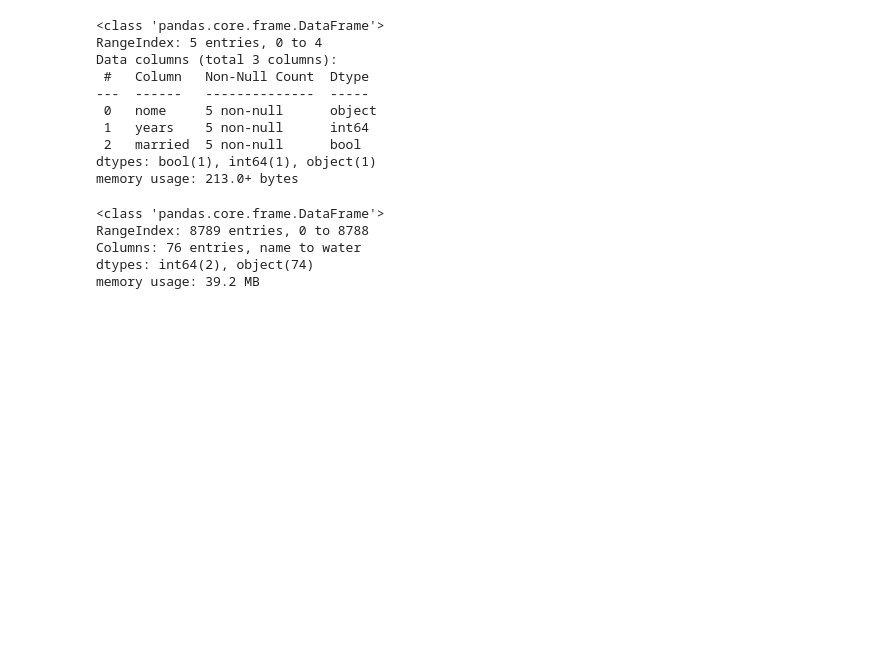
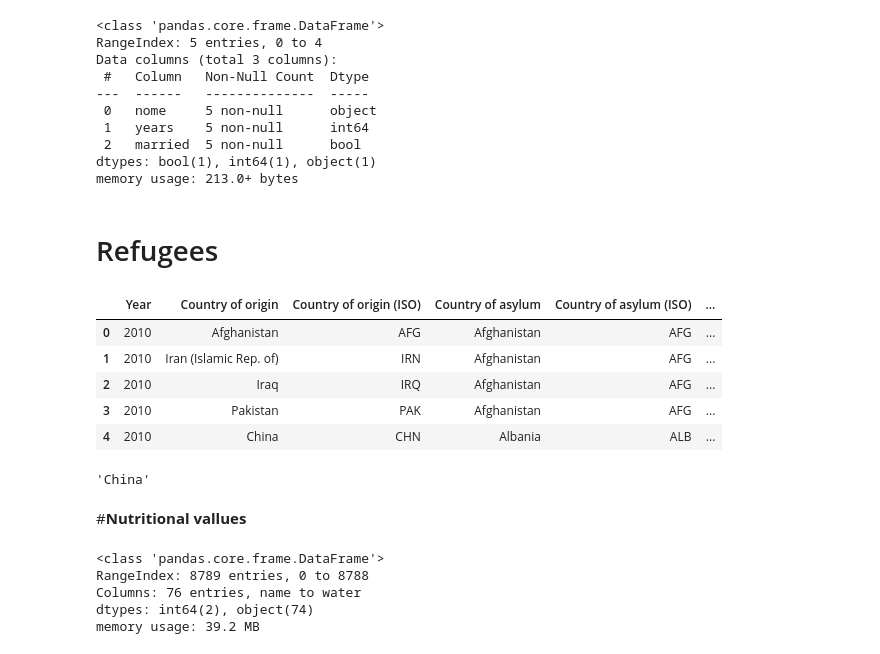
Before and after one commit to FernandoLajus/Estudos_em_python, a Jupyter notebook: Data_Frames.ipynb, the cells around one changed output. Drawn from its saved outputs; the diff is of its cells as text; code cells hidden in the pictures; blank space fills up the shorter version.

```diff
--- a/Data_Frames.ipynb
+++ b/Data_Frames.ipynb
@@ -59,8 +61,19 @@ Data columns (total 3 columns):
  2   married  5 non-null      bool
 dtypes: bool(1), int64(1), object(1)
 memory usage: 213.0+ bytes
+# %% [markdown]
+# Refugees
 # %%
 refugees = pd.read_csv('Refugee.csv')
 # %%
 refugees.info(memory_usage='deep')
+# %%
+refugees.head()
+# %% [output]
+|  | Year | Country of origin | Country of origin (ISO) | Country of asylum | Country of asylum (ISO) | ... |
+| 0 | 2010 | Afghanistan | AFG | Afghanistan | AFG | ... |
+| 1 | 2010 | Iran (Islamic Rep. of) | IRN | Afghanistan | AFG | ... |
+| 2 | 2010 | Iraq | IRQ | Afghanistan | AFG | ... |
+| 3 | 2010 | Pakistan | PAK | Afghanistan | AFG | ... |
+| 4 | 2010 | China | CHN | Albania | ALB | ... |
 # %%
@@ -68,12 +81,20 @@ refugees['Country of origin'].sort_values().head()
+# %%
+refugees.loc[4]['Country of origin']
+# %% [output]
+'China'
+# %% [markdown]
+#**Nutritional vallues**
 # %%
 nutrition = pd.read_csv('nutrition.csv')
-# %%
-nutrition.info(verbose=False,memory_usage="deep")
-# %% [output]
-<class 'pandas.core.frame.DataFrame'>
-RangeIndex: 8789 entries, 0 to 8788
-Columns: 76 entries, name to water
-dtypes: int64(2), object(74)
-memory usage: 39.2 MB
+# %%
+# O parâmetro "verbose" elimina a descrição exaustiva das colunas.
+#"Memory_usage = deep" mostra um uso mais detalhado da memória
+nutrition.info(verbose=False,memory_usage="deep")
+# %% [output]
+<class 'pandas.core.frame.DataFrame'>
+RangeIndex: 8789 entries, 0 to 8788
+Columns: 76 entries, name to water
+dtypes: int64(2), object(74)
+memory usage: 39.2 MB
 # %%
 nutrition['protein'].sort_values(ascending=False)
```
Also changed, not shown: parts of 10 cells of this notebook.
